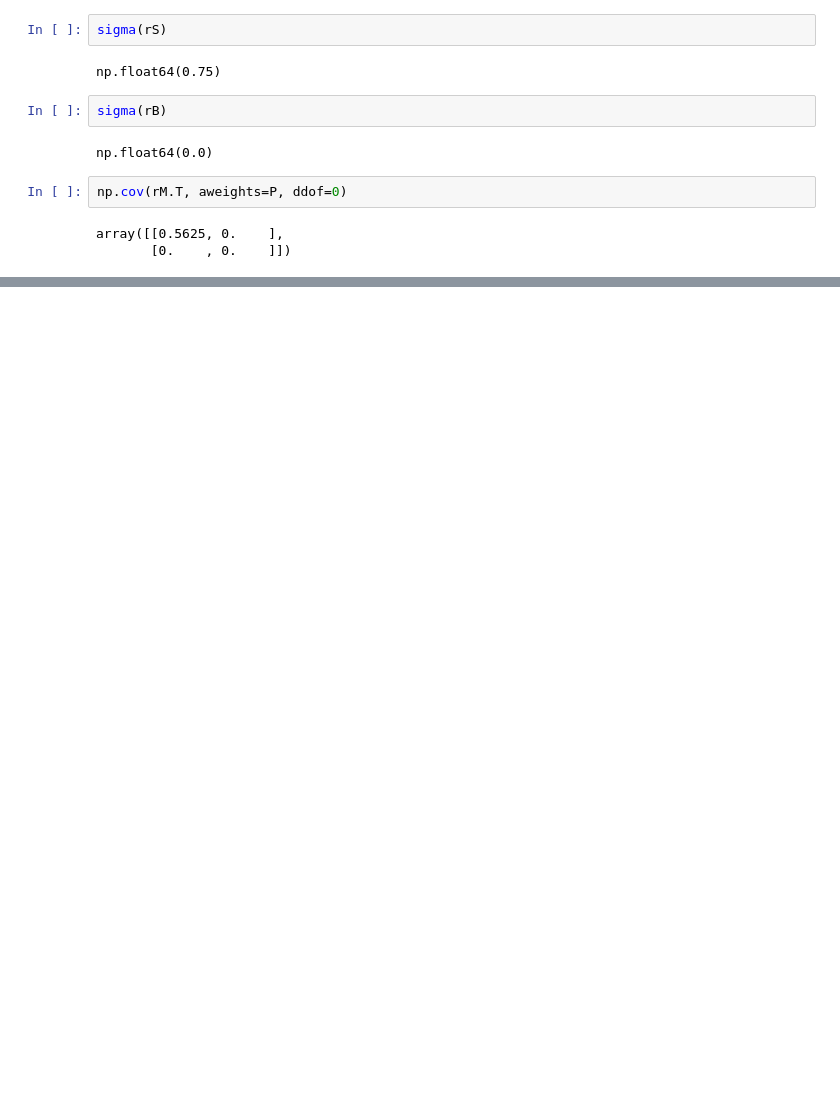
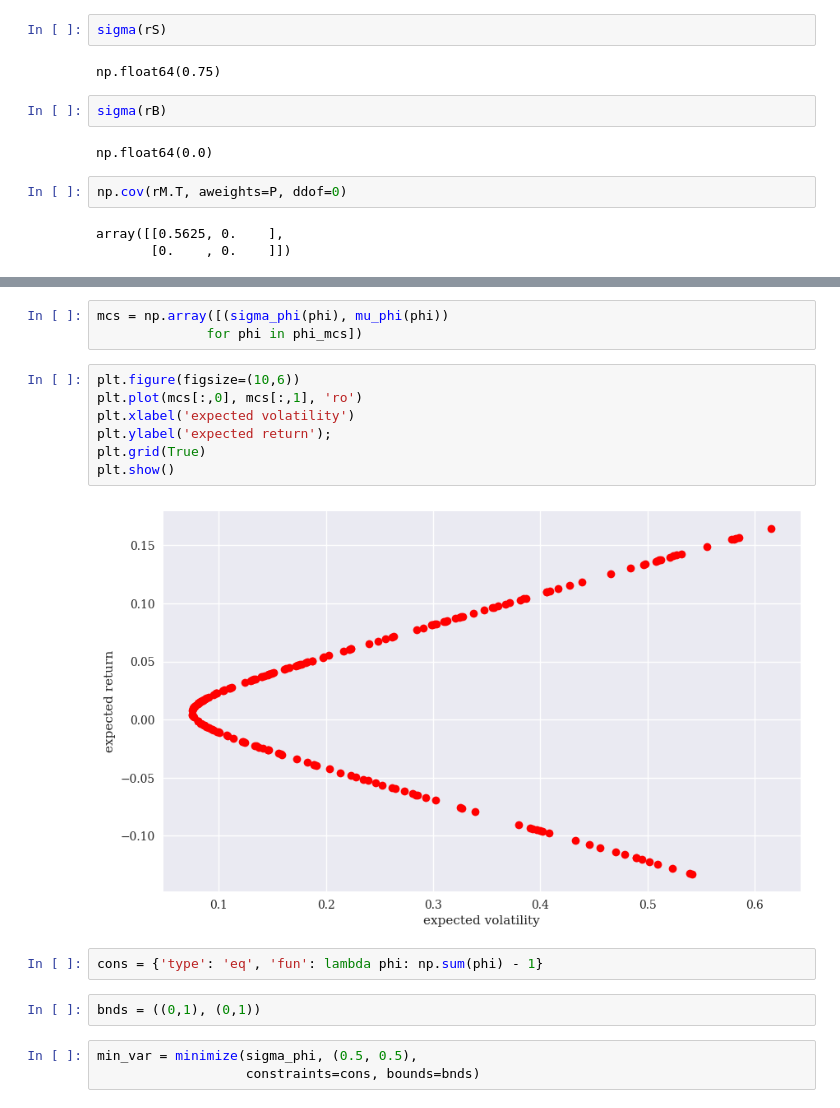
Before and after one commit to ggalarza1/AI_Finance, a Jupyter notebook: NormativeFinance.ipynb, the cells around one changed output, grey strips where cells are left out. Cells and saved outputs as stored; diff of their text form; blank space fills up the shorter version.

```diff
--- a/NormativeFinance.ipynb
+++ b/NormativeFinance.ipynb
@@ -171,0 +246,19 @@ array([[0.5625, 0.    ],
+# %%
+mcs = np.array([(sigma_phi(phi), mu_phi(phi))
+              for phi in phi_mcs])
+# %%
+plt.figure(figsize=(10,6))
+plt.plot(mcs[:,0], mcs[:,1], 'ro')
+plt.xlabel('expected volatility')
+plt.ylabel('expected return');
+plt.grid(True)
+plt.show()
+# %% [output]
+[figure, added]
+# %%
+cons = {'type': 'eq', 'fun': lambda phi: np.sum(phi) - 1}
+# %%
+bnds = ((0,1), (0,1))
+# %%
+min_var = minimize(sigma_phi, (0.5, 0.5),
+                   constraints=cons, bounds=bnds)
```
Also changed, not shown: parts of 29 cells of this notebook.
